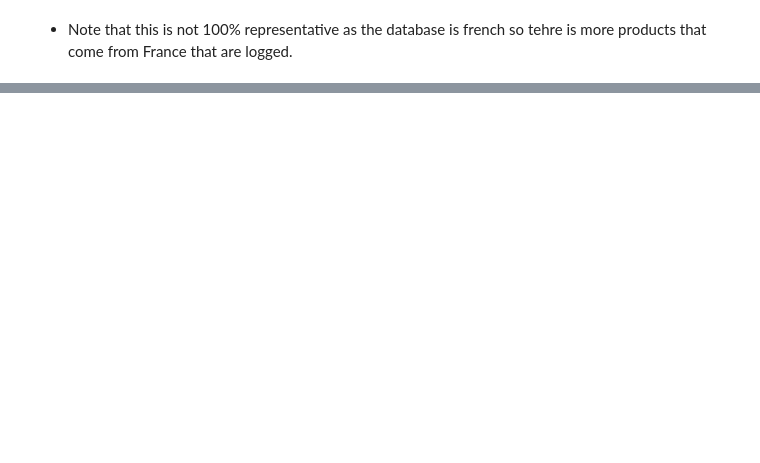
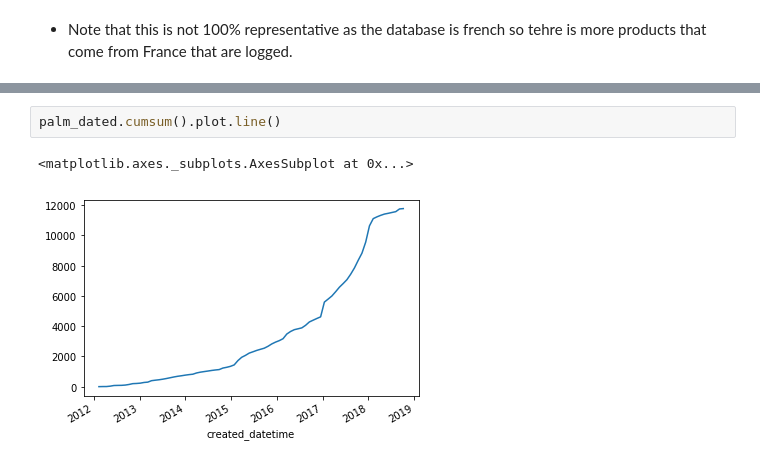
Before and after one commit to lanzrein/ada_project, a Jupyter notebook: PalmOil.ipynb, the cells around one changed output, grey strips where cells are left out. Drawn from its saved outputs; the diff is of its cells as text; blank space fills up the shorter version.

```diff
--- a/PalmOil.ipynb
+++ b/PalmOil.ipynb
@@ -127,0 +206,5 @@ top_ten.plot.bar(color='b')
+# %%
+palm_dated.cumsum().plot.line()
+# %% [output]
+<matplotlib.axes._subplots.AxesSubplot at 0x...>
+[figure, added]
```
Also changed, not shown: parts of 15 cells of this notebook.
